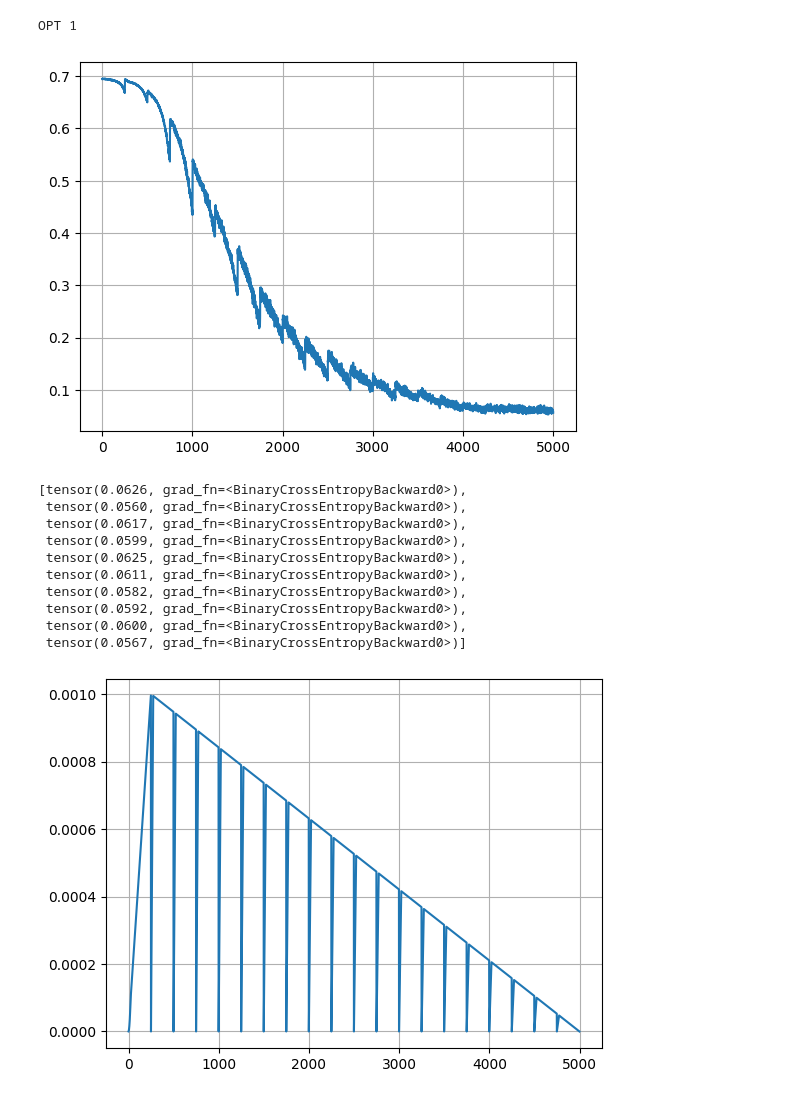
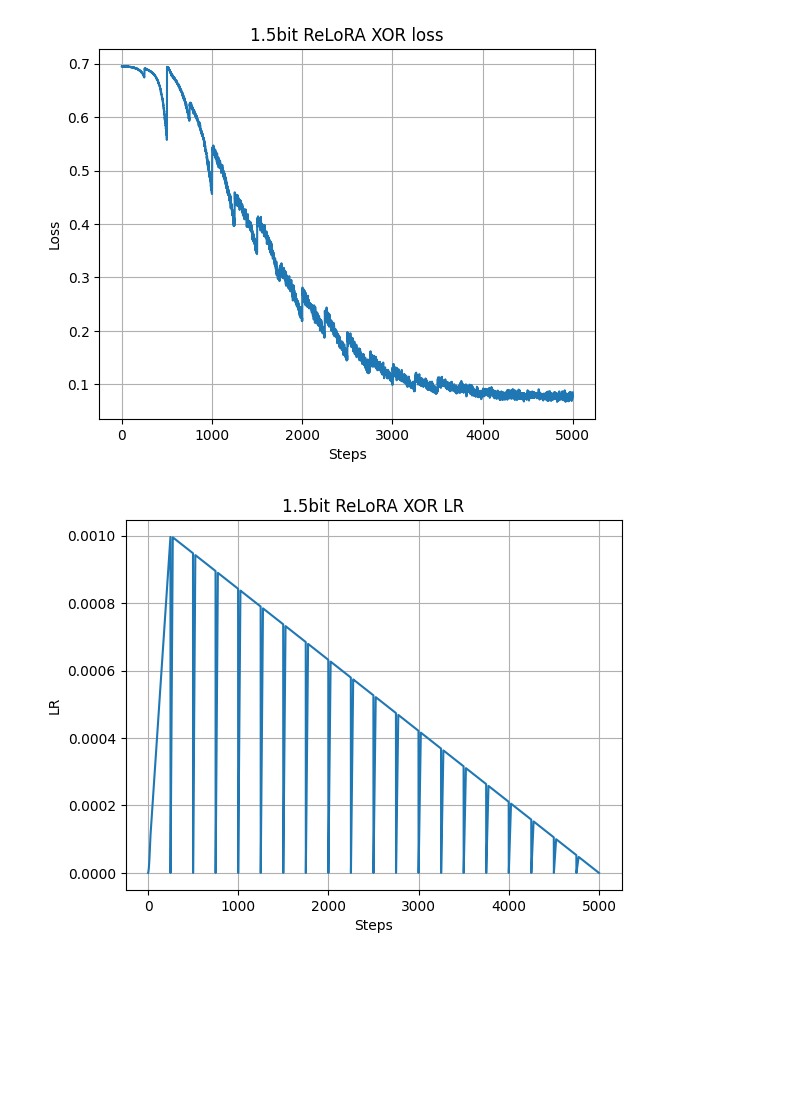
Before and after one commit to alex4321/bitlinear, a Jupyter notebook: nbs/02_relora.ipynb, the cells around one changed output. Cells and saved outputs as stored; diff of their text form; code cells hidden in the pictures; blank space fills up the shorter version.

```diff
--- a/nbs/02_relora.ipynb
+++ b/nbs/02_relora.ipynb
@@ -155,68 +206,5 @@ dataloader_iter = iter(dataloader)
-# %%
-global_step = 0
-losses = []
-optimizer = ReLoRAOptimizer(
-    network.parameters(),
-    mergeable_layers=[
-        layer_0, layer_1,
-    ],
-    optimizer_cls=Adam,
-    optimizer_params={},
-    reset_n_steps=250,
-    lr=1e-3,
-)
-print("OPT", len(optimizer.param_groups))
-lr_scheduler = LambdaLR(
-    optimizer,
-    ReLoRASchedulerLambda(
-        linear_warmup_schedule(250, 5000),
-        reset_n_steps=250,
-        warmup_n_steps=25,
-    ),
-)
-network.train()
-lrs = []
-for i in range(5000):
-    optimizer.zero_grad()
-    batch = next(dataloader_iter)
-    x, y = batch
-    y_pred = network(x)
-    loss_value = loss(y_pred, y)
-    loss_value.backward()
-    losses.append(loss_value)
-    optimizer.step()
-    lr_scheduler.step()
-    lr = optimizer.state_dict()['param_groups'][0]['lr']
-    lrs.append(lr)
-# %% [output]
-OPT 1
-# %%
-import matplotlib.pyplot as plt
-
-plt.plot([
-    item.item()
-    for item in losses
-])
-plt.grid()
-plt.show()
-# %% [output]
-[figure, removed]
-# %%
-losses[-10:]
-# %% [output]
-[tensor(0.0626, grad_fn=<BinaryCrossEntropyBackward0>),
- tensor(0.0560, grad_fn=<BinaryCrossEntropyBackward0>),
- tensor(0.0617, grad_fn=<BinaryCrossEntropyBackward0>),
- tensor(0.0599, grad_fn=<BinaryCrossEntropyBackward0>),
- tensor(0.0625, grad_fn=<BinaryCrossEntropyBackward0>),
- tensor(0.0611, grad_fn=<BinaryCrossEntropyBackward0>),
- tensor(0.0582, grad_fn=<BinaryCrossEntropyBackward0>),
- tensor(0.0592, grad_fn=<BinaryCrossEntropyBackward0>),
- tensor(0.0600, grad_fn=<BinaryCrossEntropyBackward0>),
- tensor(0.0567, grad_fn=<BinaryCrossEntropyBackward0>)]
-# %%
-plt.plot(lrs)
-plt.grid()
-plt.show()
-# %% [output]
-[figure, removed]
+# %%
+test_training("cpu")
+# %% [output]
+[figure, added]
+[figure, added]
```
Also changed, not shown: parts of 5 cells of this notebook, 4 other files.
